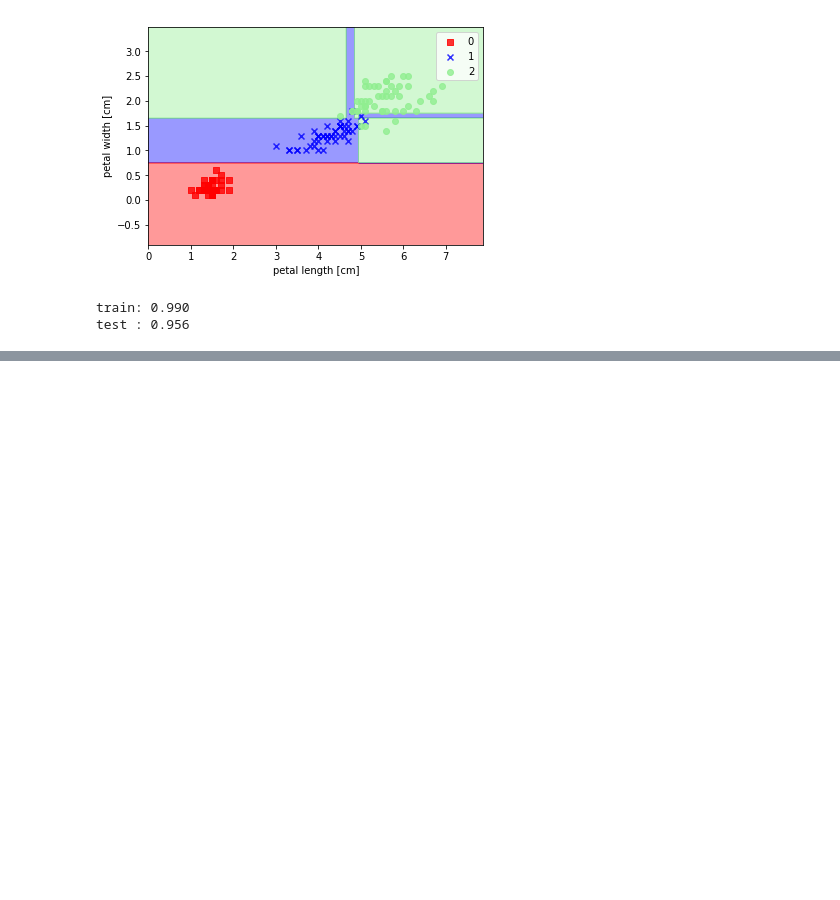
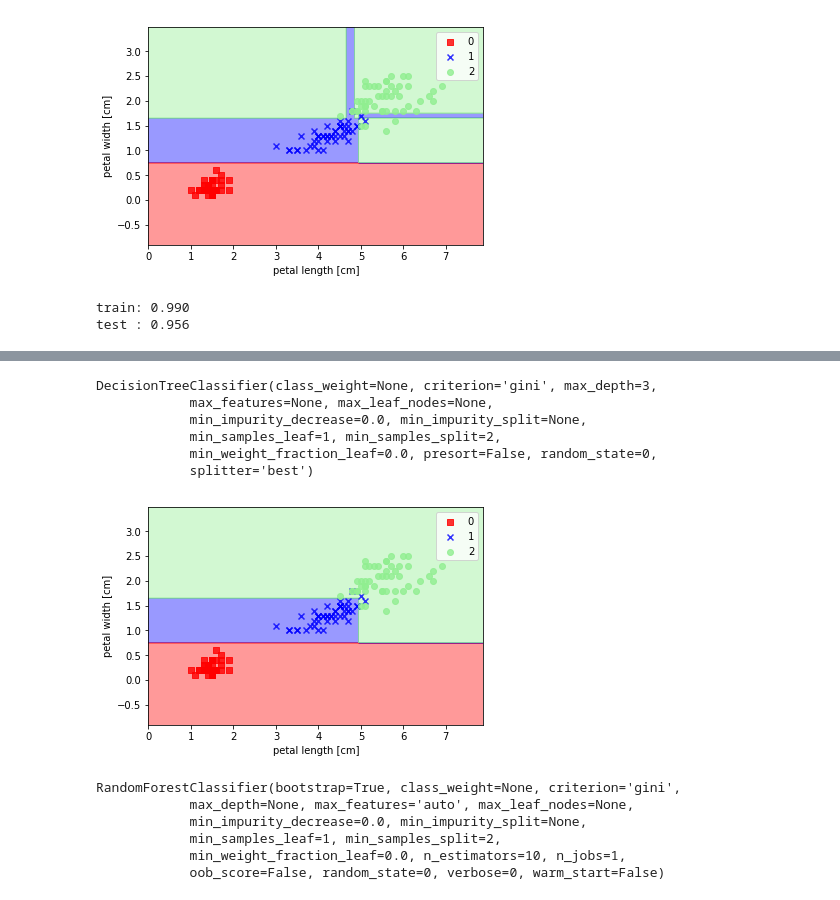
Before and after one commit to s4s7/Machine-learning, a Jupyter notebook: Decision Tree.ipynb, the cells around one changed output, grey strips where cells are left out. Cells and saved outputs as stored; diff of their text form; code cells hidden in the pictures; blank space fills up the shorter version.

Commit message:
Decision Tree

```diff
--- a/Decision Tree.ipynb
+++ b/Decision Tree.ipynb
@@ -76,0 +76,34 @@ TypeError: Image data cannot be converted to float
+# %%
+# 決定木による学習
+# max_depthを指定
+from sklearn.tree import DecisionTreeClassifier
+tree_2 = DecisionTreeClassifier(random_state=0, max_depth=3)
+tree_2.fit(X_1_train, y_1_train)
+# %% [output]
+DecisionTreeClassifier(class_weight=None, criterion='gini', max_depth=3,
+            max_features=None, max_leaf_nodes=None,
+            min_impurity_decrease=0.0, min_impurity_split=None,
+            min_samples_leaf=1, min_samples_split=2,
+            min_weight_fraction_leaf=0.0, presort=False, random_state=0,
+            splitter='best')
+# %%
+# 決定曲線をプロット
+plot_decision_regions(X_1, y_1, tree_2)
+plt.xlabel('petal length [cm]')
+plt.ylabel('petal width [cm]')
+plt.legend(loc='best')
+plt.show()
+# %% [output]
+[figure, added]
+# %%
+# ランダムフォレストによる学習
+from sklearn.ensemble import RandomForestClassifier
+rfc_1 = RandomForestClassifier(random_state=0, n_estimators=10)
+rfc_1.fit(X_1_train, y_1_train)
+# %% [output]
+RandomForestClassifier(bootstrap=True, class_weight=None, criterion='gini',
+            max_depth=None, max_features='auto', max_leaf_nodes=None,
+            min_impurity_decrease=0.0, min_impurity_split=None,
+            min_samples_leaf=1, min_samples_split=2,
+            min_weight_fraction_leaf=0.0, n_estimators=10, n_jobs=1,
+            oob_score=False, random_state=0, verbose=0, warm_start=False)
```
Also changed, not shown: parts of 12 cells of this notebook.
